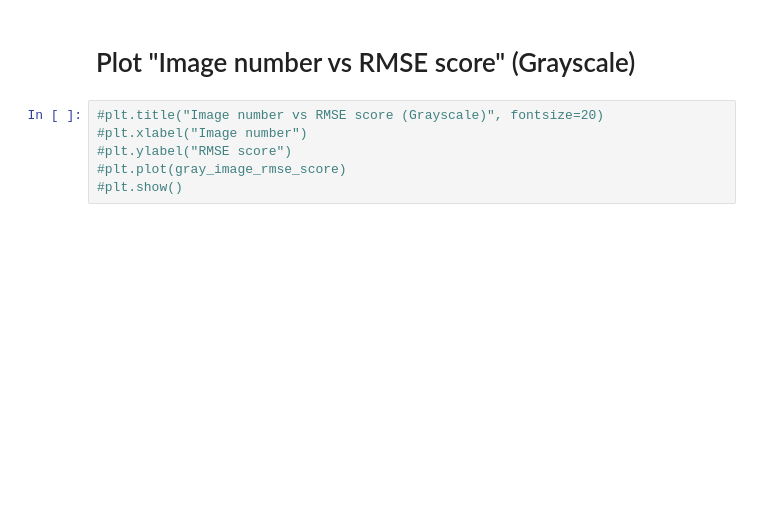
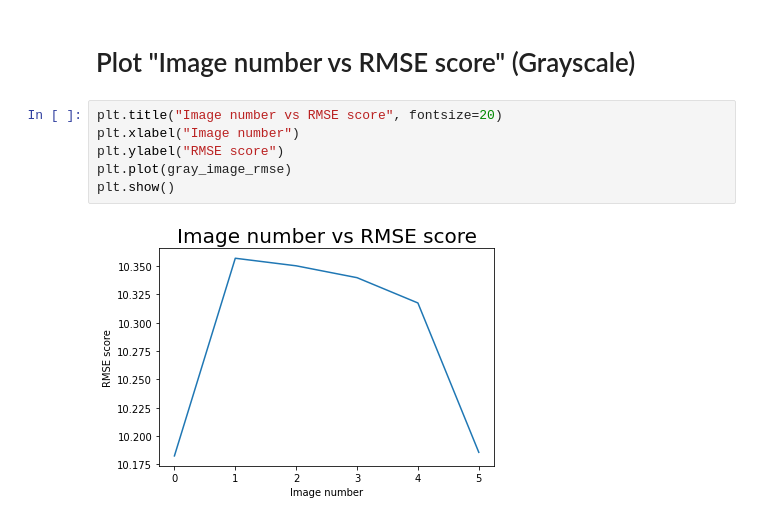
Before and after one commit to rad-mit/CS5102-Digital-Image-Processing-Project, a Jupyter notebook: DIP_Assignment_1.ipynb, the cells around one changed output. Drawn from its saved outputs; the diff is of its cells as text; blank space fills up the shorter version.

```diff
--- a/DIP_Assignment_1.ipynb
+++ b/DIP_Assignment_1.ipynb
@@ -72,8 +100,10 @@ print(color_image_rmse.shape)
 # %% [markdown]
 # Plot "Image number vs RMSE score" (Grayscale)
 # %%
-#plt.title("Image number vs RMSE score (Grayscale)", fontsize=20)
-#plt.xlabel("Image number")
-#plt.ylabel("RMSE score")
-#plt.plot(gray_image_rmse_score)
-#plt.show()
+plt.title("Image number vs RMSE score", fontsize=20)
+plt.xlabel("Image number")
+plt.ylabel("RMSE score")
+plt.plot(gray_image_rmse)
+plt.show()
+# %% [output]
+[figure, added]
```
Also changed, not shown: parts of 4 cells of this notebook.
